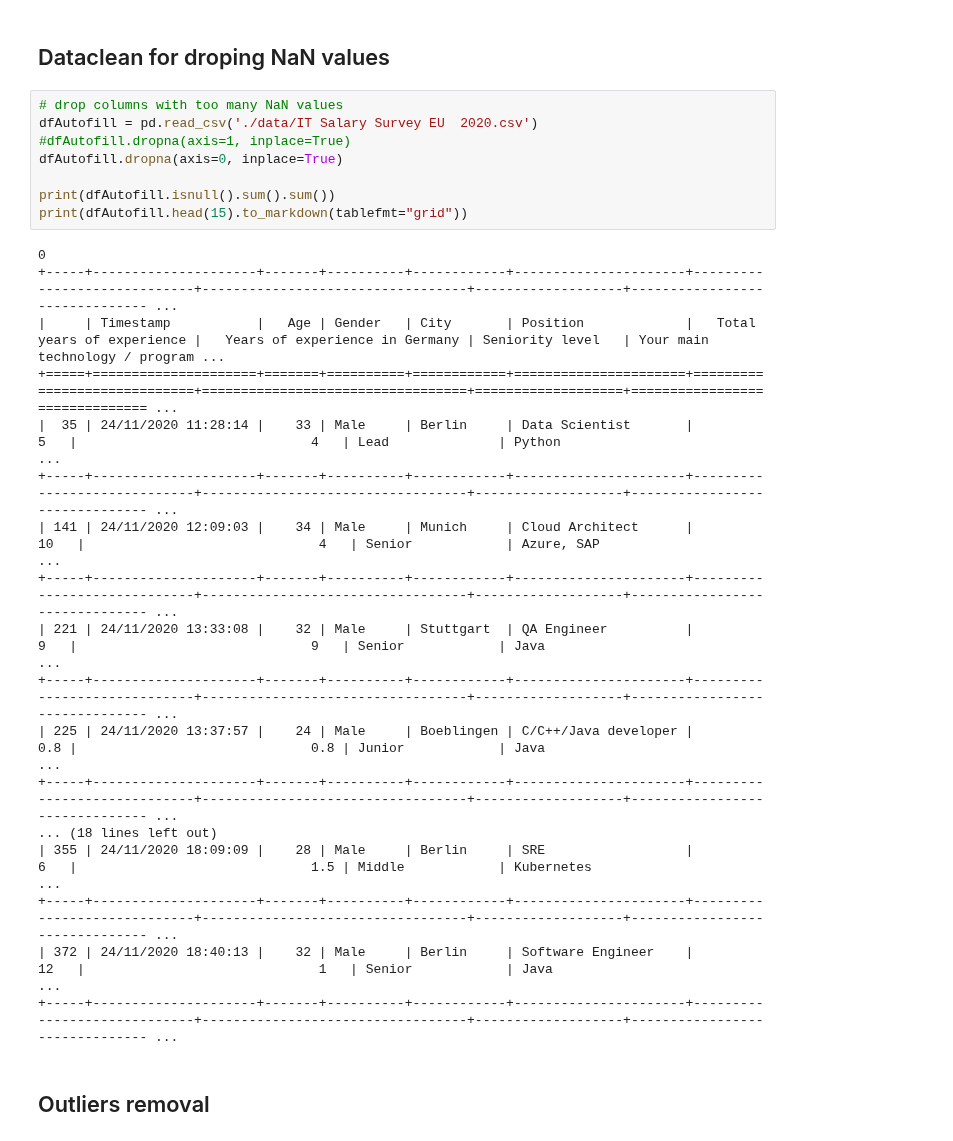
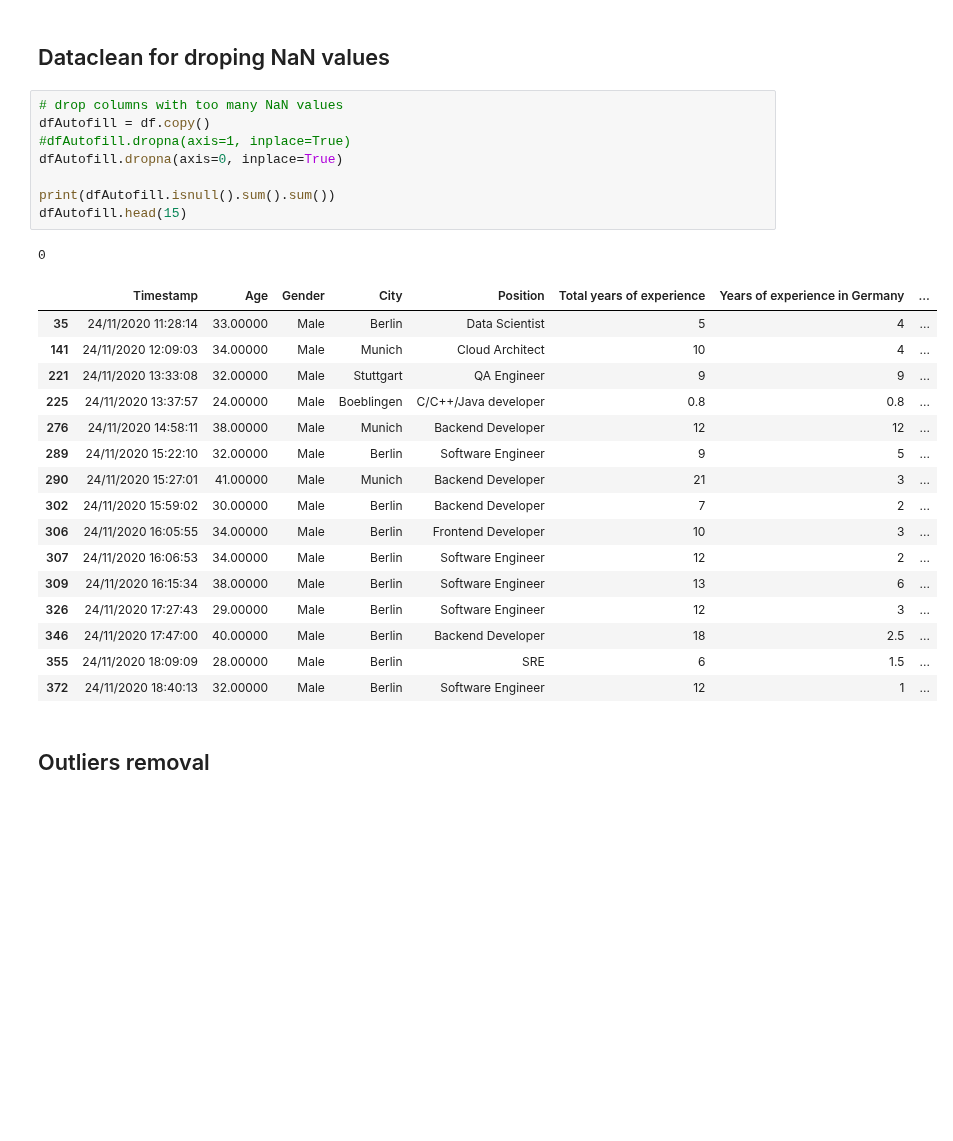
Before and after one commit to MatejMistik/upa-p2-data-analysis, a Jupyter notebook: main.ipynb, the cells around one changed output. Cells and saved outputs as stored; diff of their text form; blank space fills up the shorter version.

```diff
--- a/main.ipynb
+++ b/main.ipynb
@@ -449,30 +494,30 @@ dfAutofill.isnull().sum().sum()
 ## Dataclean for droping NaN values
 # %%
 # drop columns with too many NaN values
-dfAutofill = pd.read_csv('./data/IT Salary Survey EU  2020.csv')
+dfAutofill = df.copy()
 #dfAutofill.dropna(axis=1, inplace=True)
 dfAutofill.dropna(axis=0, inplace=True)
 
 print(dfAutofill.isnull().sum().sum())
-print(dfAutofill.head(15).to_markdown(tablefmt="grid"))
+dfAutofill.head(15)
 # %% [output]
 0
-+-----+---------------------+-------+----------+------------+----------------------+-----------------------------+----------------------------------+-------------------+------------------------------- ...
-|     | Timestamp           |   Age | Gender   | City       | Position             |   Total years of experience |   Years of experience in Germany | Seniority level   | Your main technology / program ...
-+=====+=====================+=======+==========+============+======================+=============================+==================================+===================+=============================== ...
-|  35 | 24/11/2020 11:28:14 |    33 | Male     | Berlin     | Data Scientist       |                         5   |                              4   | Lead              | Python                         ...
-+-----+---------------------+-------+----------+------------+----------------------+-----------------------------+----------------------------------+-------------------+------------------------------- ...
-| 141 | 24/11/2020 12:09:03 |    34 | Male     | Munich     | Cloud Architect      |                        10   |                              4   | Senior            | Azure, SAP                     ...
-+-----+---------------------+-------+----------+------------+----------------------+-----------------------------+----------------------------------+-------------------+------------------------------- ...
-| 221 | 24/11/2020 13:33:08 |    32 | Male     | Stuttgart  | QA Engineer          |                         9   |                              9   | Senior            | Java                           ...
-+-----+---------------------+-------+----------+------------+----------------------+-----------------------------+----------------------------------+-------------------+------------------------------- ...
-| 225 | 24/11/2020 13:37:57 |    24 | Male     | Boeblingen | C/C++/Java developer |                         0.8 |                              0.8 | Junior            | Java                           ...
-+-----+---------------------+-------+----------+------------+----------------------+-----------------------------+----------------------------------+-------------------+------------------------------- ...
-... (18 lines left out)
-| 355 | 24/11/2020 18:09:09 |    28 | Male     | Berlin     | SRE                  |                         6   |                              1.5 | Middle            | Kubernetes                     ...
-+-----+---------------------+-------+----------+------------+----------------------+-----------------------------+----------------------------------+-------------------+------------------------------- ...
-| 372 | 24/11/2020 18:40:13 |    32 | Male     | Berlin     | Software Engineer    |                        12   |                              1   | Senior            | Java                           ...
-+-----+---------------------+-------+----------+------------+----------------------+-----------------------------+----------------------------------+-------------------+------------------------------- ...
+|  | Timestamp | Age | Gender | City | Position | Total years of experience | Years of experience in Germany | ... |
+| 35 | 24/11/2020 11:28:14 | 33.00000 | Male | Berlin | Data Scientist | 5 | 4 | ... |
+| 141 | 24/11/2020 12:09:03 | 34.00000 | Male | Munich | Cloud Architect | 10 | 4 | ... |
+| 221 | 24/11/2020 13:33:08 | 32.00000 | Male | Stuttgart | QA Engineer | 9 | 9 | ... |
+| 225 | 24/11/2020 13:37:57 | 24.00000 | Male | Boeblingen | C/C++/Java developer | 0.8 | 0.8 | ... |
+| 276 | 24/11/2020 14:58:11 | 38.00000 | Male | Munich | Backend Developer | 12 | 12 | ... |
+| 289 | 24/11/2020 15:22:10 | 32.00000 | Male | Berlin | Software Engineer | 9 | 5 | ... |
+| 290 | 24/11/2020 15:27:01 | 41.00000 | Male | Munich | Backend Developer | 21 | 3 | ... |
+| 302 | 24/11/2020 15:59:02 | 30.00000 | Male | Berlin | Backend Developer | 7 | 2 | ... |
+| 306 | 24/11/2020 16:05:55 | 34.00000 | Male | Berlin | Frontend Developer | 10 | 3 | ... |
+| 307 | 24/11/2020 16:06:53 | 34.00000 | Male | Berlin | Software Engineer | 12 | 2 | ... |
+| 309 | 24/11/2020 16:15:34 | 38.00000 | Male | Berlin | Software Engineer | 13 | 6 | ... |
+| 326 | 24/11/2020 17:27:43 | 29.00000 | Male | Berlin | Software Engineer | 12 | 3 | ... |
+| 346 | 24/11/2020 17:47:00 | 40.00000 | Male | Berlin | Backend Developer | 18 | 2.5 | ... |
+| 355 | 24/11/2020 18:09:09 | 28.00000 | Male | Berlin | SRE | 6 | 1.5 | ... |
+| 372 | 24/11/2020 18:40:13 | 32.00000 | Male | Berlin | Software Engineer | 12 | 1 | ... |
 # %% [markdown]
 ## Outliers removal
 # %%
```
Also changed, not shown: parts of 23 cells of this notebook.
